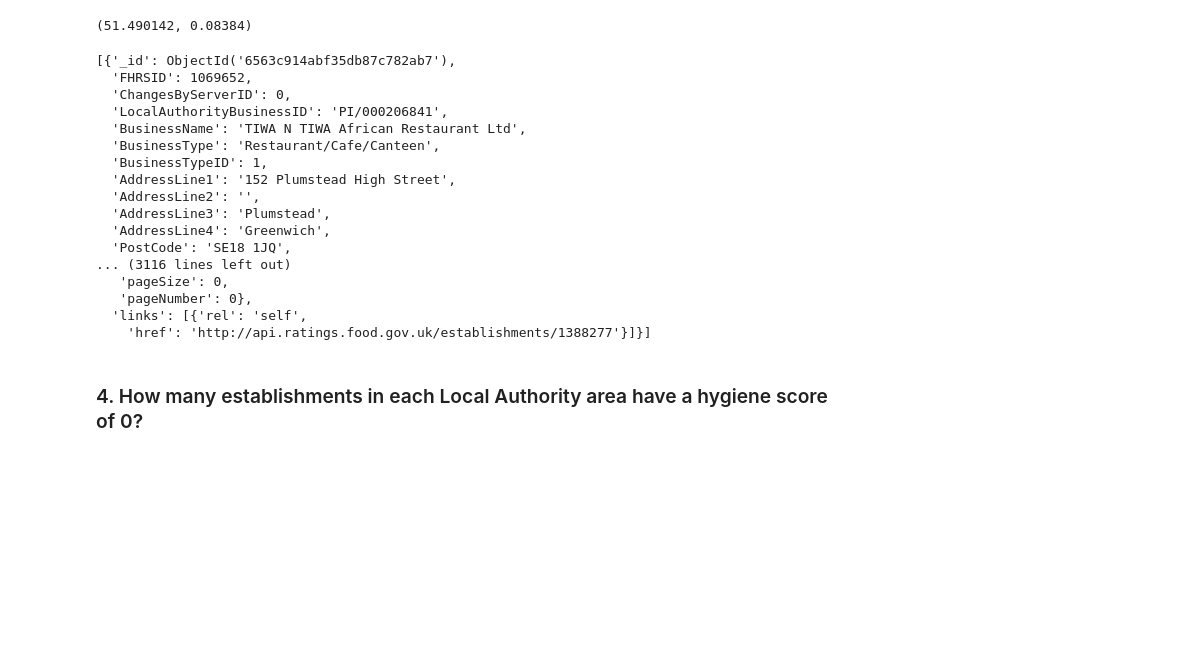
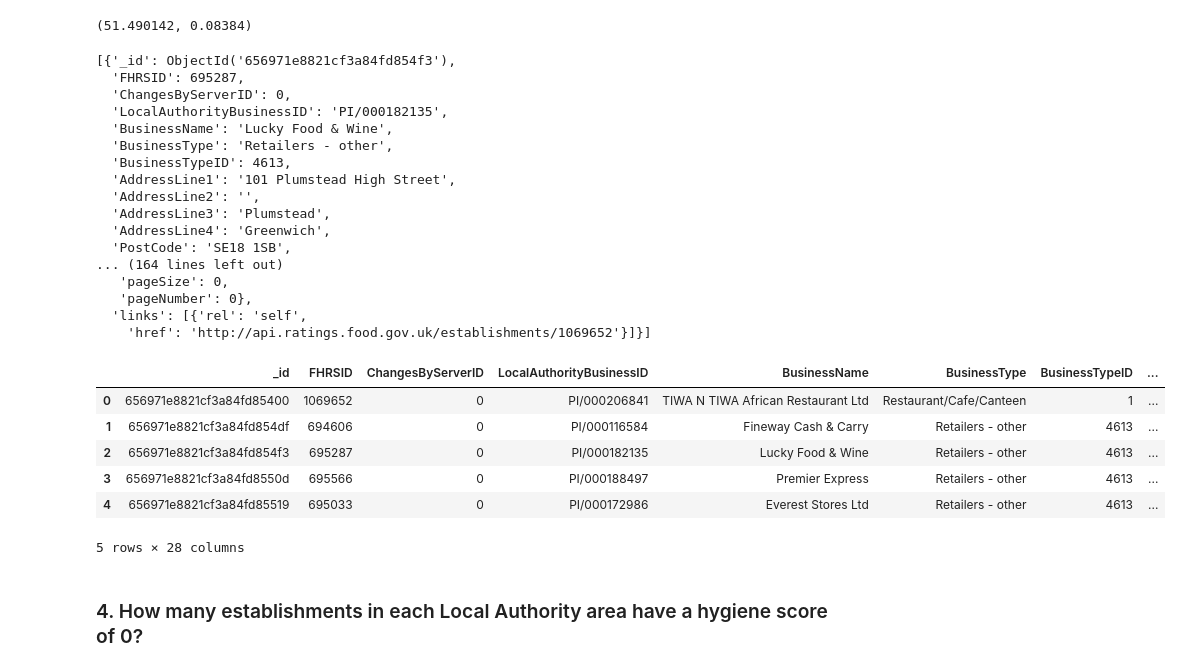
Before and after one commit to UCB-Data-Bootcamp/nosql-challenge, a Jupyter notebook: final/NoSQL_analysis_starter.ipynb, the cells around one changed output. Saved outputs shown, nothing was run; the diff lists cells and outputs as text; code cells hidden in the pictures; blank space fills up the shorter version.

Commit message:
Corrections

```diff
--- a/final/NoSQL_analysis_starter.ipynb
+++ b/final/NoSQL_analysis_starter.ipynb
@@ -150,30 +150,41 @@ query = {'$and':[{'RatingValue':5},
                  {'geocode.latitude':{'$gte':latitude-degree_search}},
                  {'geocode.latitude':{'$lte':latitude+degree_search}}]}
 sort = {'scores.Hygiene':-1}
-
+#CORRECTION
+limit = 5
 # Print the results
-list(establishments.find(query).sort(sort))
+list(establishments.find(query).sort(sort).limit(limit))
 # %% [output]
-[{'_id': ObjectId('6563c914abf35db87c782ab7'),
-  'FHRSID': 1069652,
+[{'_id': ObjectId('656971e8821cf3a84fd854f3'),
+  'FHRSID': 695287,
   'ChangesByServerID': 0,
-  'LocalAuthorityBusinessID': 'PI/000206841',
-  'BusinessName': 'TIWA N TIWA African Restaurant Ltd',
-  'BusinessType': 'Restaurant/Cafe/Canteen',
-  'BusinessTypeID': 1,
-  'AddressLine1': '152 Plumstead High Street',
+  'LocalAuthorityBusinessID': 'PI/000182135',
+  'BusinessName': 'Lucky Food & Wine',
+  'BusinessType': 'Retailers - other',
+  'BusinessTypeID': 4613,
+  'AddressLine1': '101 Plumstead High Street',
   'AddressLine2': '',
   'AddressLine3': 'Plumstead',
   'AddressLine4': 'Greenwich',
-  'PostCode': 'SE18 1JQ',
-... (3116 lines left out)
+  'PostCode': 'SE18 1SB',
+... (164 lines left out)
    'pageSize': 0,
    'pageNumber': 0},
   'links': [{'rel': 'self',
-    'href': 'http://api.ratings.food.gov.uk/establishments/1388277'}]}]
+    'href': 'http://api.ratings.food.gov.uk/establishments/1069652'}]}]
 # %%
 # Convert result to Pandas DataFrame
 df=pd.DataFrame(list(establishments.find(query).sort(sort)))
+#CORRECTION
+df.head()
+# %% [output]
+|  | _id | FHRSID | ChangesByServerID | LocalAuthorityBusinessID | BusinessName | BusinessType | BusinessTypeID | ... |
+| 0 | 656971e8821cf3a84fd85400 | 1069652 | 0 | PI/000206841 | TIWA N TIWA African Restaurant Ltd | Restaurant/Cafe/Canteen | 1 | ... |
+| 1 | 656971e8821cf3a84fd854df | 694606 | 0 | PI/000116584 | Fineway Cash & Carry | Retailers - other | 4613 | ... |
+| 2 | 656971e8821cf3a84fd854f3 | 695287 | 0 | PI/000182135 | Lucky Food & Wine | Retailers - other | 4613 | ... |
+| 3 | 656971e8821cf3a84fd8550d | 695566 | 0 | PI/000188497 | Premier Express | Retailers - other | 4613 | ... |
+| 4 | 656971e8821cf3a84fd85519 | 695033 | 0 | PI/000172986 | Everest Stores Ltd | Retailers - other | 4613 | ... |
+5 rows × 28 columns
 # %% [markdown]
 ### 4. How many establishments in each Local Authority area have a hygiene score of 0?
 # %%
```
Also changed, not shown: parts of 2 cells of this notebook, 1 other file.
